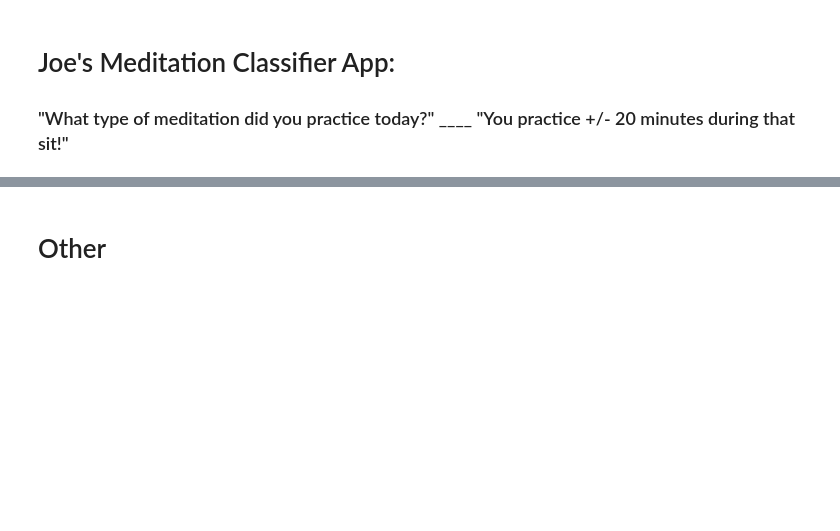
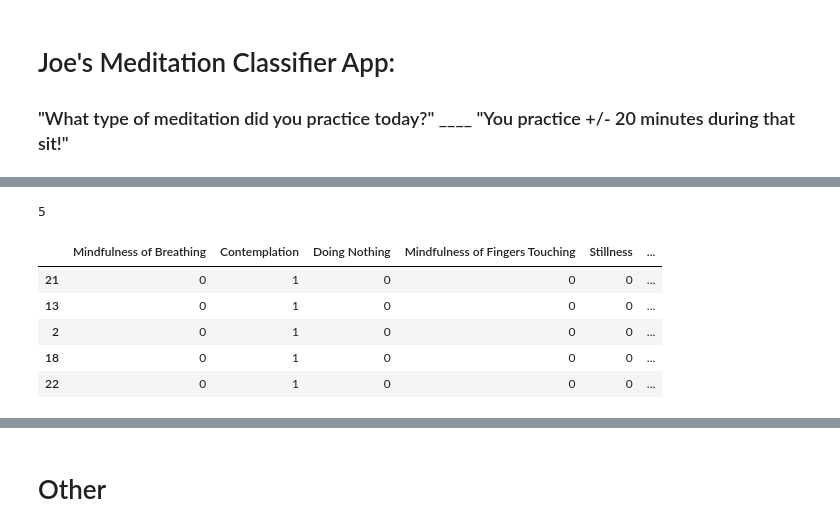
Before and after one commit to jpzoll/Data-Science, a Jupyter notebook: Naive Bayes/30_days_of_meditation.ipynb, the cells around one changed output, grey strips where cells are left out. Saved outputs shown, nothing was run; the diff lists cells and outputs as text; code cells hidden in the pictures; blank space fills up the shorter version.

```diff
--- a/Naive Bayes/30_days_of_meditation.ipynb
+++ b/Naive Bayes/30_days_of_meditation.ipynb
@@ -123 +122,3 @@ meditations.head(7)
+# %%
+meditations = meditations.drop(['practice'], axis=1)
 # %% [markdown]
@@ -130,0 +144,25 @@ meditations.head(7)
+# %%
+X, y = meditations.drop(['+20min'], axis=1), meditations['+20min']
+# %%
+x_train, x_test, y_train, y_test = train_test_split(X, y, test_size=0.2)
+# %%
+# init
+sample = {'Metta': 1,
+ 'Mindfulness of Fingers Touching': 0,
+ 'Body / Grounding Awareness': 1,
+ 'Stillness': 0,
+ 'Contemplation': 0,
+ 'Mindfulness of Breathing': 0,
+ 'Doing Nothing': 0}
+
+numSits = len(x_train)
+longSits = x_train.loc[meditations['+20min'] == True]
+shortSits = x_train.loc[meditations['+20min'] != True]
+
+num_longSits = len(longSits)
+num_shortSits = numSits - len(longSits)
+
+# Probabitlities
+
+prior_long = num_longSits / numSits
+prior_short = num_shortSits / numSits
@@ -139,0 +269,12 @@ plug into classifier and spit out an answer, over or under 20 minutes
+# %%
+x = longSits.loc[longSits['Contemplation'] == 1]
+print(len(x))
+x
+# %% [output]
+5
+|  | Mindfulness of Breathing | Contemplation | Doing Nothing | Mindfulness of Fingers Touching | Stillness | ... |
+| 21 | 0 | 1 | 0 | 0 | 0 | ... |
+| 13 | 0 | 1 | 0 | 0 | 0 | ... |
+| 2 | 0 | 1 | 0 | 0 | 0 | ... |
+| 18 | 0 | 1 | 0 | 0 | 0 | ... |
+| 22 | 0 | 1 | 0 | 0 | 0 | ... |
```
Also changed, not shown: parts of 30 cells of this notebook, 1 other file.
